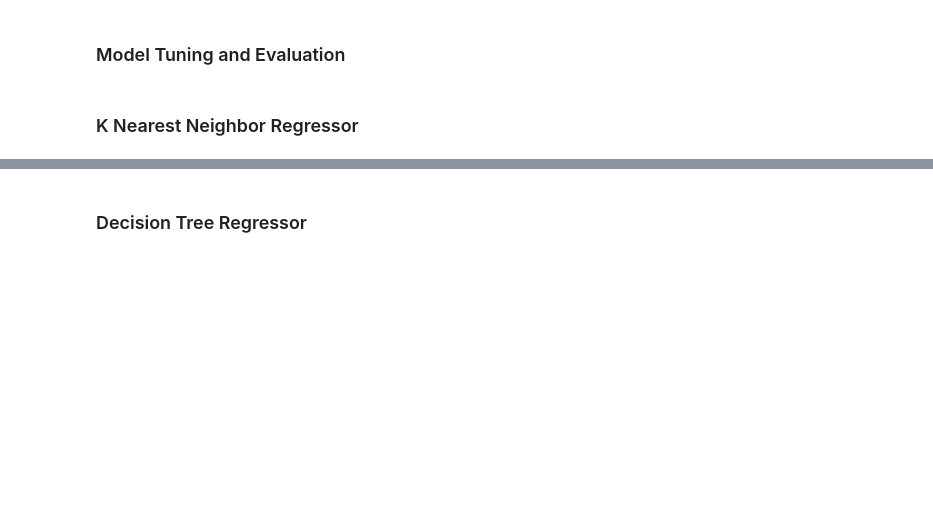
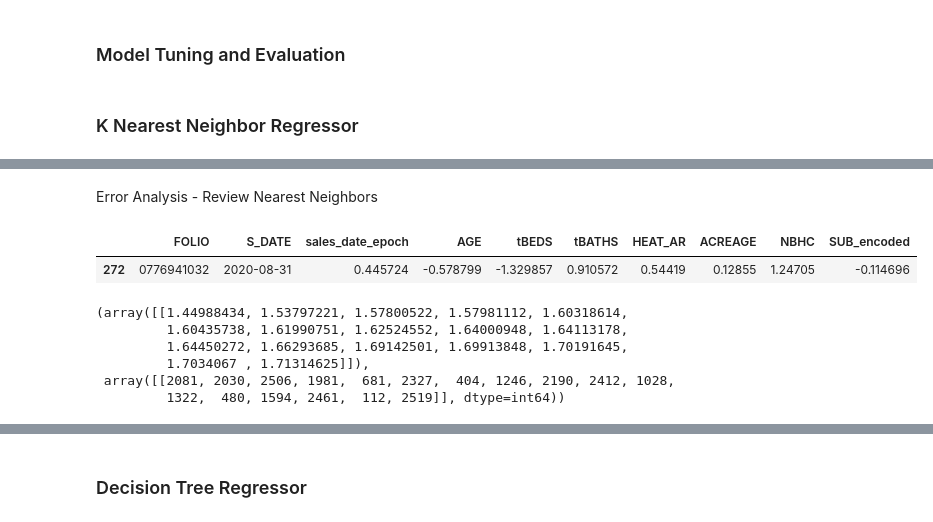
Before and after one commit to mkars01/real-estate-invest-recommender, a Jupyter notebook: notebooks/05_Modeling.ipynb, the cells around one changed output, grey strips where cells are left out. Drawn from its saved outputs; the diff is of its cells as text; code cells hidden in the pictures; blank space fills up the shorter version.

```diff
--- a/notebooks/05_Modeling.ipynb
+++ b/notebooks/05_Modeling.ipynb
@@ -288,0 +222,19 @@ df_results.head().T
+# %% [markdown]
+Error Analysis - Review Nearest Neighbors
+# %%
+# X_test_unscaled[X_test_unscaled.FOLIO == '0542430862']
+X_test_unscaled[X_test_unscaled.FOLIO == '0776941032']
+# %% [output]
+|  | FOLIO | S_DATE | sales_date_epoch | AGE | tBEDS | tBATHS | HEAT_AR | ACREAGE | NBHC | SUB_encoded |
+| 272 | 0776941032 | 2020-08-31 | 0.445724 | -0.578799 | -1.329857 | 0.910572 | 0.54419 | 0.12855 | 1.24705 | -0.114696 |
+# %%
+# X_neighbors = knr.kneighbors(X_test.iloc[[1229]].values.reshape(1, -1), n_neighbors=17)
+X_neighbors = knr.kneighbors(X_test.iloc[[272]].values.reshape(1, -1), n_neighbors=17)
+X_neighbors
+# %% [output]
+(array([[1.44988434, 1.53797221, 1.57800522, 1.57981112, 1.60318614,
+         1.60435738, 1.61990751, 1.62524552, 1.64000948, 1.64113178,
+         1.64450272, 1.66293685, 1.69142501, 1.69913848, 1.70191645,
+         1.7034067 , 1.71314625]]),
+ array([[2081, 2030, 2506, 1981,  681, 2327,  404, 1246, 2190, 2412, 1028,
+         1322,  480, 1594, 2461,  112, 2519]], dtype=int64))
```
Also changed, not shown: parts of 50 cells of this notebook, 4 other files.
